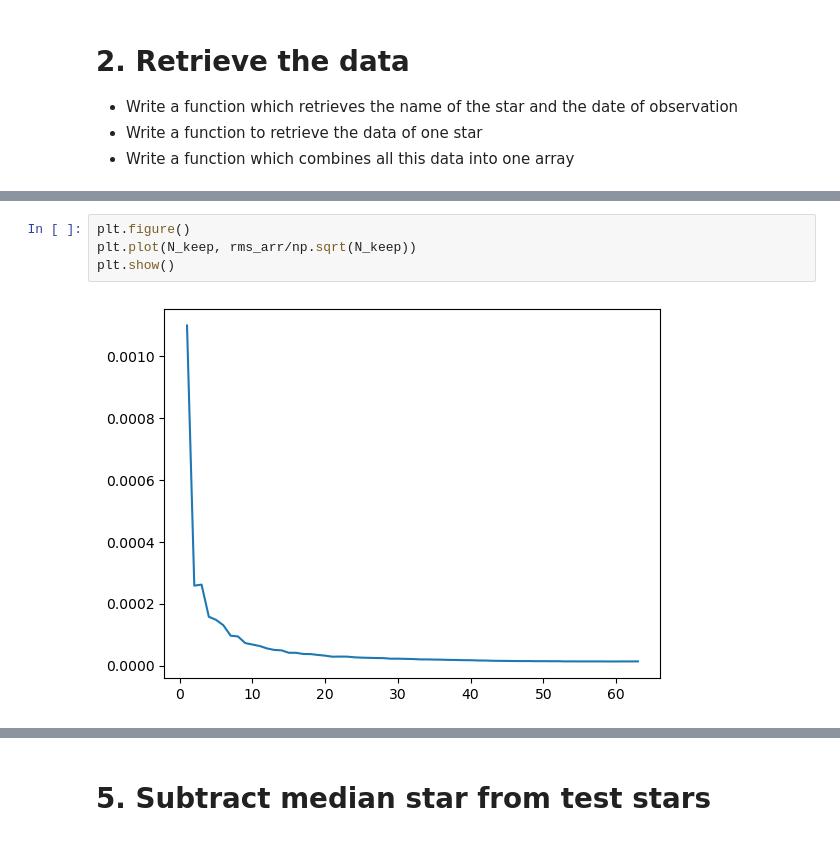
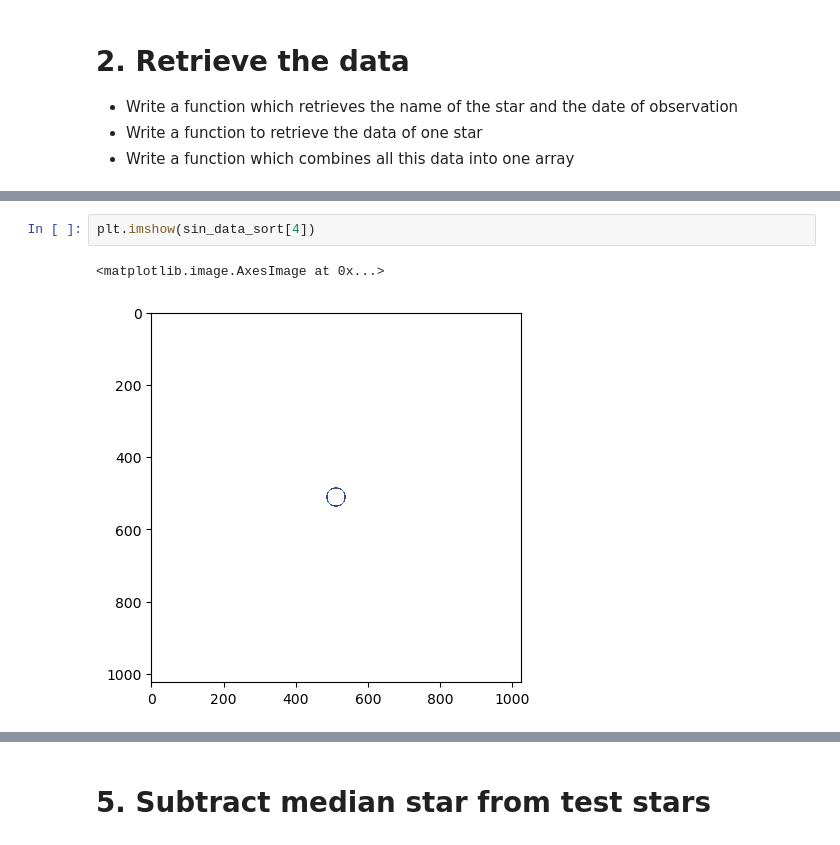
Before and after one commit to puck241/BRP_Joep_en_Puck, a Jupyter notebook: script.ipynb, the cells around one changed output, grey strips where cells are left out. Saved outputs shown, nothing was run; the diff lists cells and outputs as text.

```diff
--- a/script.ipynb
+++ b/script.ipynb
@@ -219,6 +172,5 @@ for i in range(len(rms_s_s)):
-# %%
-plt.figure()
-plt.plot(N_keep, rms_arr/np.sqrt(N_keep))
-plt.show()
-# %% [output]
-[figure, removed]
+# %%
+plt.imshow(sin_data_sort[4])
+# %% [output]
+<matplotlib.image.AxesImage at 0x...>
+[figure, added]
```
Also changed, not shown: parts of 30 cells of this notebook, 5 other files.
